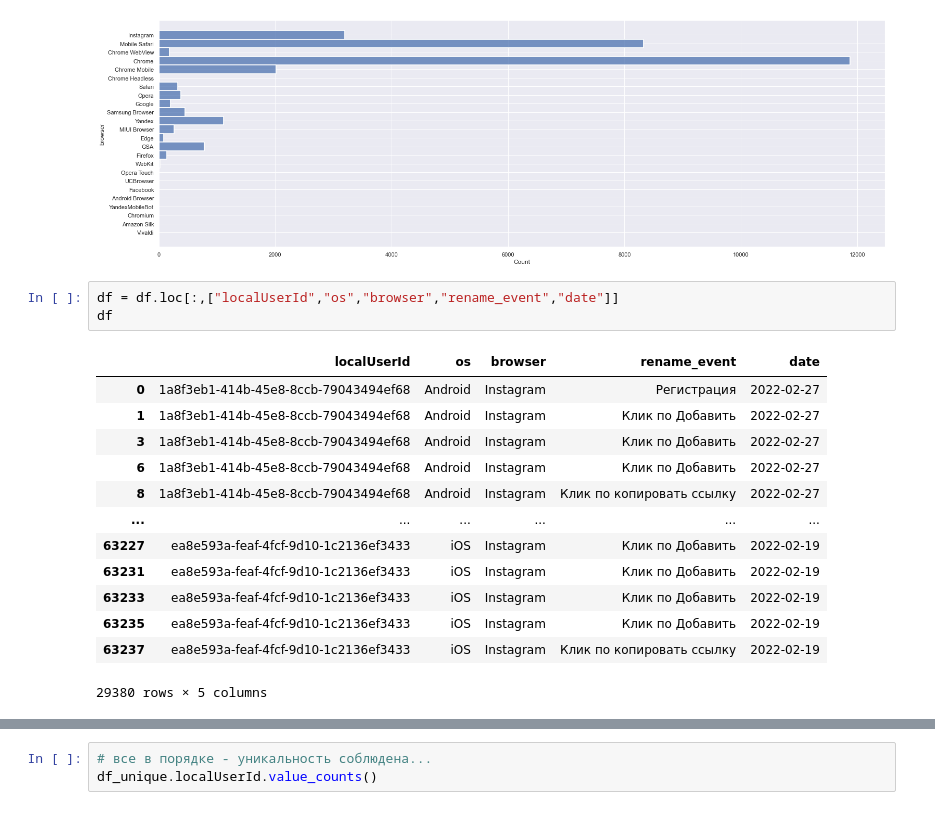
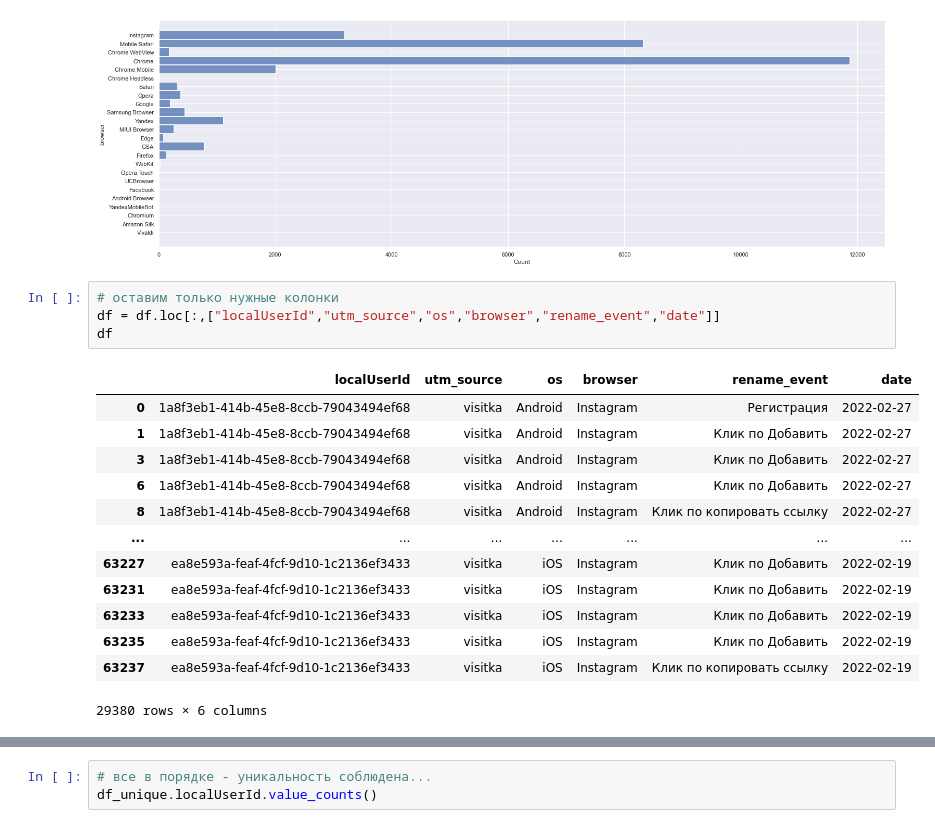
Before and after one commit to IvanovNA01/Wazzup-sales-funnel, a Jupyter notebook: wazzup_test_1.ipynb, the cells around one changed output, grey strips where cells are left out. Saved outputs shown, nothing was run; the diff lists cells and outputs as text.

```diff
--- a/wazzup_test_1.ipynb
+++ b/wazzup_test_1.ipynb
@@ -263,22 +265,23 @@ sns.histplot(data = df, y='browser',  kde=False)
 <AxesSubplot:xlabel='Count', ylabel='browser'>
 [figure]
 # %%
-df = df.loc[:,["localUserId","os","browser","rename_event","date"]]
+# оставим только нужные колонки
+df = df.loc[:,["localUserId","utm_source","os","browser","rename_event","date"]]
 df
 # %% [output]
-|  | localUserId | os | browser | rename_event | date |
-| 0 | 1a8f3eb1-414b-45e8-8ccb-79043494ef68 | Android | Instagram | Регистрация | 2022-02-27 |
-| 1 | 1a8f3eb1-414b-45e8-8ccb-79043494ef68 | Android | Instagram | Клик по Добавить | 2022-02-27 |
-| 3 | 1a8f3eb1-414b-45e8-8ccb-79043494ef68 | Android | Instagram | Клик по Добавить | 2022-02-27 |
-| 6 | 1a8f3eb1-414b-45e8-8ccb-79043494ef68 | Android | Instagram | Клик по Добавить | 2022-02-27 |
-| 8 | 1a8f3eb1-414b-45e8-8ccb-79043494ef68 | Android | Instagram | Клик по копировать ссылку | 2022-02-27 |
-| ... | ... | ... | ... | ... | ... |
-| 63227 | ea8e593a-feaf-4fcf-9d10-1c2136ef3433 | iOS | Instagram | Клик по Добавить | 2022-02-19 |
-| 63231 | ea8e593a-feaf-4fcf-9d10-1c2136ef3433 | iOS | Instagram | Клик по Добавить | 2022-02-19 |
-| 63233 | ea8e593a-feaf-4fcf-9d10-1c2136ef3433 | iOS | Instagram | Клик по Добавить | 2022-02-19 |
-| 63235 | ea8e593a-feaf-4fcf-9d10-1c2136ef3433 | iOS | Instagram | Клик по Добавить | 2022-02-19 |
-| 63237 | ea8e593a-feaf-4fcf-9d10-1c2136ef3433 | iOS | Instagram | Клик по копировать ссылку | 2022-02-19 |
+|  | localUserId | utm_source | os | browser | rename_event | date |
+| 0 | 1a8f3eb1-414b-45e8-8ccb-79043494ef68 | visitka | Android | Instagram | Регистрация | 2022-02-27 |
+| 1 | 1a8f3eb1-414b-45e8-8ccb-79043494ef68 | visitka | Android | Instagram | Клик по Добавить | 2022-02-27 |
+| 3 | 1a8f3eb1-414b-45e8-8ccb-79043494ef68 | visitka | Android | Instagram | Клик по Добавить | 2022-02-27 |
+| 6 | 1a8f3eb1-414b-45e8-8ccb-79043494ef68 | visitka | Android | Instagram | Клик по Добавить | 2022-02-27 |
+| 8 | 1a8f3eb1-414b-45e8-8ccb-79043494ef68 | visitka | Android | Instagram | Клик по копировать ссылку | 2022-02-27 |
+| ... | ... | ... | ... | ... | ... | ... |
+| 63227 | ea8e593a-feaf-4fcf-9d10-1c2136ef3433 | visitka | iOS | Instagram | Клик по Добавить | 2022-02-19 |
+| 63231 | ea8e593a-feaf-4fcf-9d10-1c2136ef3433 | visitka | iOS | Instagram | Клик по Добавить | 2022-02-19 |
+| 63233 | ea8e593a-feaf-4fcf-9d10-1c2136ef3433 | visitka | iOS | Instagram | Клик по Добавить | 2022-02-19 |
+| 63235 | ea8e593a-feaf-4fcf-9d10-1c2136ef3433 | visitka | iOS | Instagram | Клик по Добавить | 2022-02-19 |
+| 63237 | ea8e593a-feaf-4fcf-9d10-1c2136ef3433 | visitka | iOS | Instagram | Клик по копировать ссылку | 2022-02-19 |
-29380 rows × 5 columns
+29380 rows × 6 columns
 # %%
 # уберем дубликаты однотипных действий для каждого пользователя
 df_unique = df.drop_duplicates(subset=['localUserId',"rename_event"])
```
Also changed, not shown: parts of 11 cells of this notebook, 1 other file.
